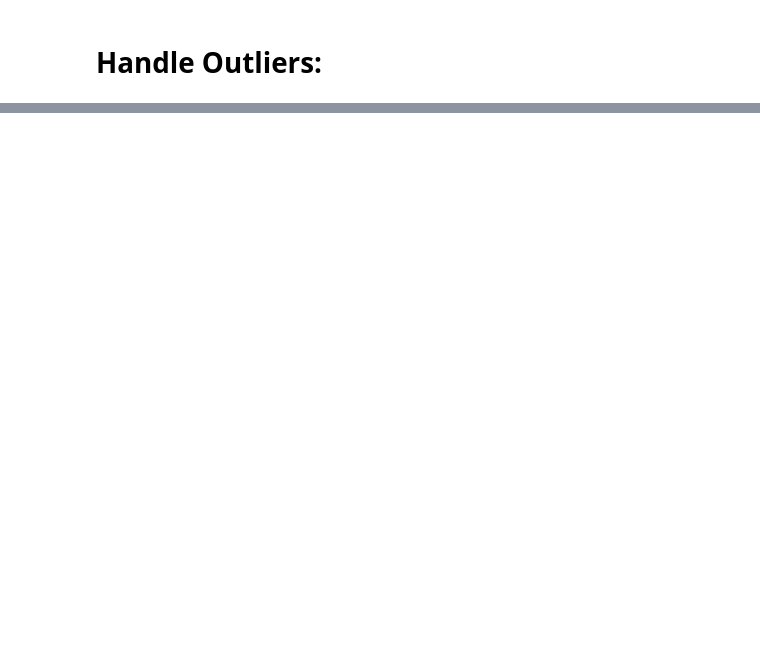
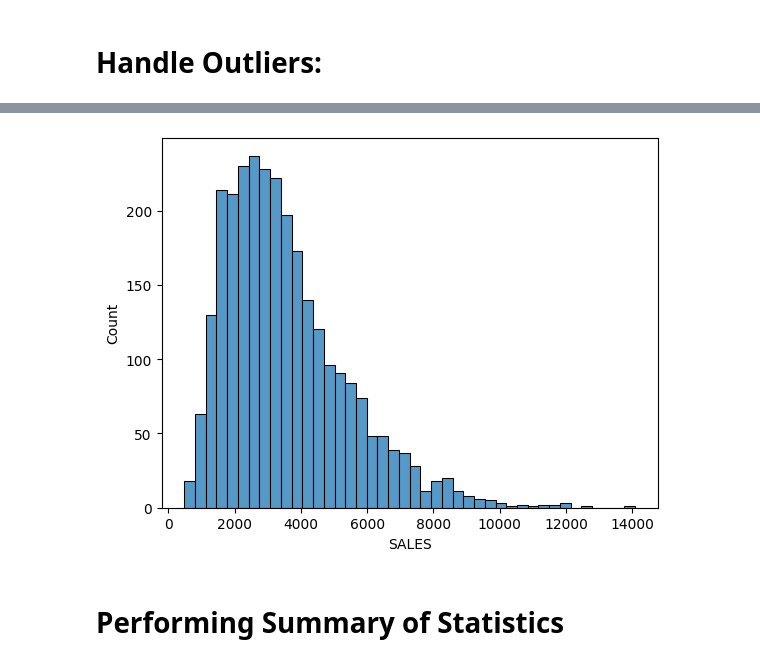
Before and after one commit to AnkitVishwakarma4591/Advance-Python-Project, a Jupyter notebook: Exploratory Data Analysis on Sales Data.ipynb, the cells around one changed output, grey strips where cells are left out. Saved outputs shown, nothing was run; the diff lists cells and outputs as text; code cells hidden in the pictures; blank space fills up the shorter version.

```diff
--- a/Exploratory Data Analysis on Sales Data.ipynb
+++ b/Exploratory Data Analysis on Sales Data.ipynb
@@ -296,0 +311,7 @@ memory usage: 529.4+ KB
+# %%
+sns.histplot(df['SALES'])
+plt.show()
+# %% [output]
+[figure, added]
+# %% [markdown]
+# Performing Summary of Statistics
```
Also changed, not shown: parts of 39 cells of this notebook, 3 other files.
